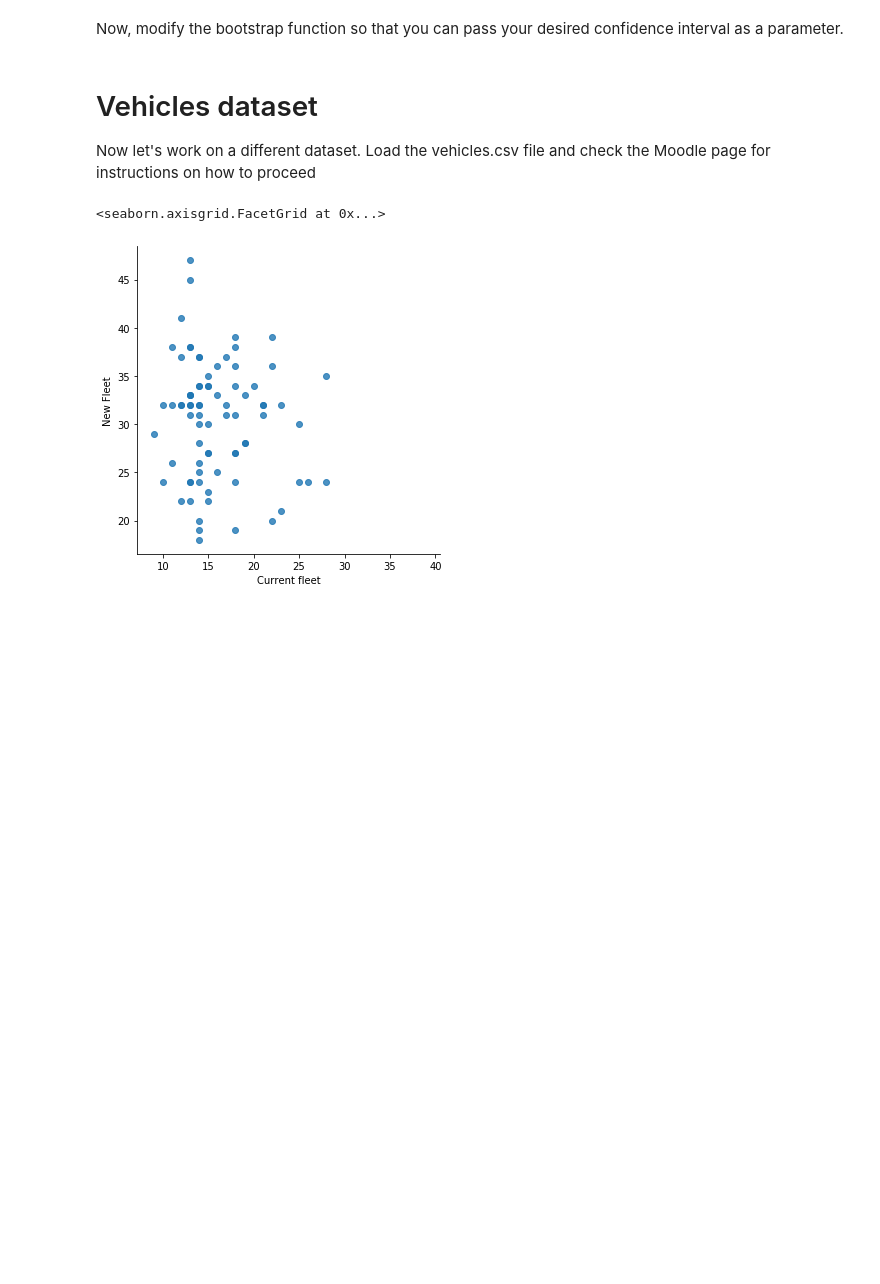
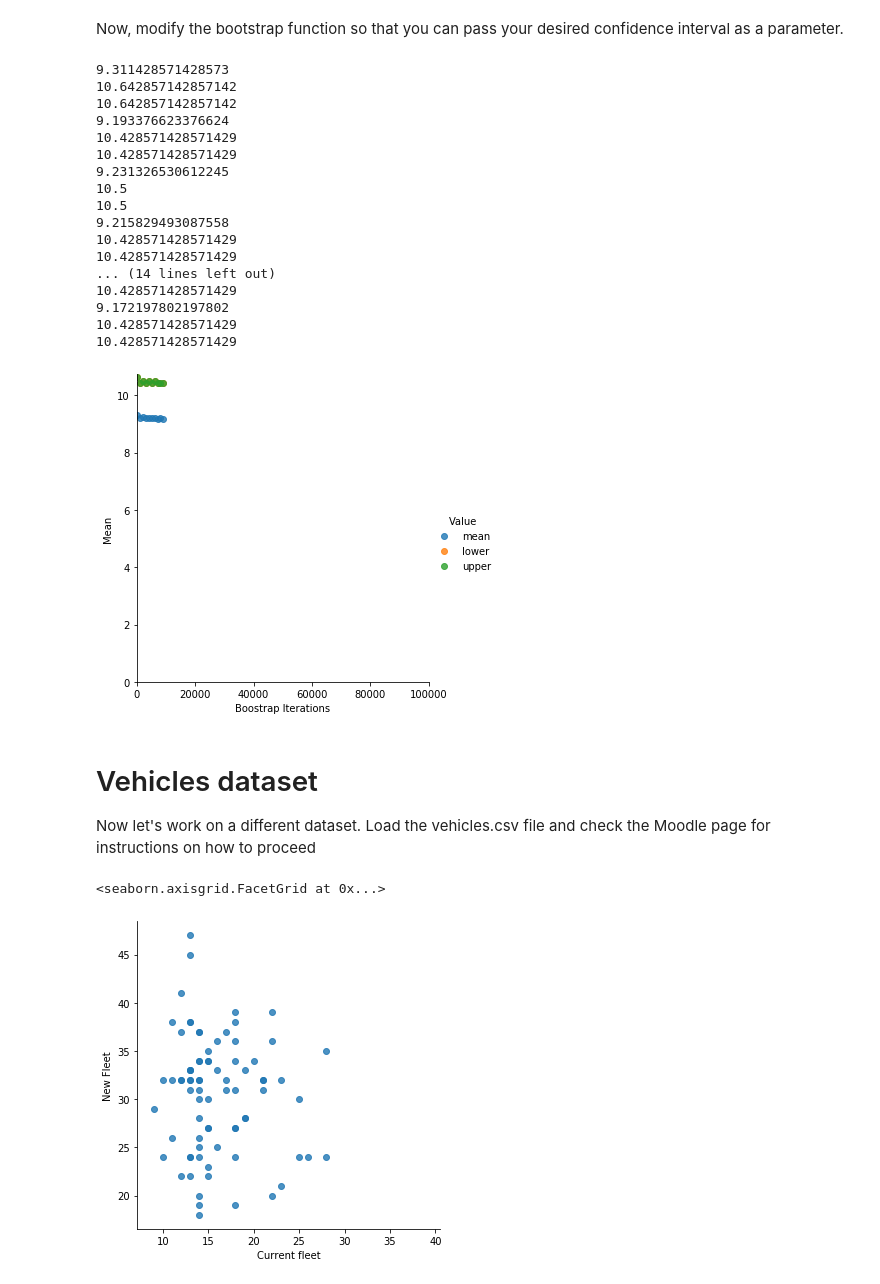
Before and after one commit to OnePassio/CE888, a Jupyter notebook: Lab2_Assignment.ipynb, the cells around one changed output. Drawn from its saved outputs; the diff is of its cells as text; code cells hidden in the pictures; blank space fills up the shorter version.

```diff
--- a/Lab2_Assignment.ipynb
+++ b/Lab2_Assignment.ipynb
@@ -77,7 +94,7 @@ NameError: ignored
 
 Now, modify the bootstrap function so that you can pass your desired confidence interval as a parameter.
 # %%
-def boostrap_mean_ci(sample, sample_size, iterations, ci):
+def boostrap_mean_ci(sample, sample_size, n_iterations, ci):
 # <---CODING--->
 	list_data_mean=[]
 	count=0;
@@ -104,22 +121,41 @@ def boostrap_mean_ci(sample, sample_size, iterations, ci):
 # %%
 
 boots = []
-for i in range(100, 100000, 1000):
+for i in range(100, 10000, 1000):
     boot = boostrap_mean_ci(data, data.shape[0], i, 80)
     boots.append([i, boot[0], "mean"])
     boots.append([i, boot[1], "lower"])
     boots.append([i, boot[2], "upper"])
 
 df_boot = pd.DataFrame(boots, columns=['Boostrap Iterations', 'Mean', "Value"])
 sns_plot = sns.lmplot(df_boot.columns[0], df_boot.columns[1], data=df_boot, fit_reg=False, hue="Value")
 
 sns_plot.axes[0, 0].set_ylim(0,)
 sns_plot.axes[0, 0].set_xlim(0, 100000)
 
 sns_plot.savefig("bootstrap_confidence_80.png", bbox_inches='tight')
 #sns_plot.savefig("bootstrap_confidence_80.pdf", bbox_inches='tight')
-from google.colab import files
-files.download('bootstrap_confidence_80.png')
+#from google.colab import files
+#files.download('bootstrap_confidence_80.png')
+# %% [output]
+9.311428571428573
+10.642857142857142
+10.642857142857142
+9.193376623376624
+10.428571428571429
+10.428571428571429
+9.231326530612245
+10.5
+10.5
+9.215829493087558
+10.428571428571429
+10.428571428571429
+... (14 lines left out)
+10.428571428571429
+9.172197802197802
+10.428571428571429
+10.428571428571429
+[figure, added]
 # %% [markdown]
 # Vehicles dataset
 
```
Also changed, not shown: parts of 1 cell of this notebook.
